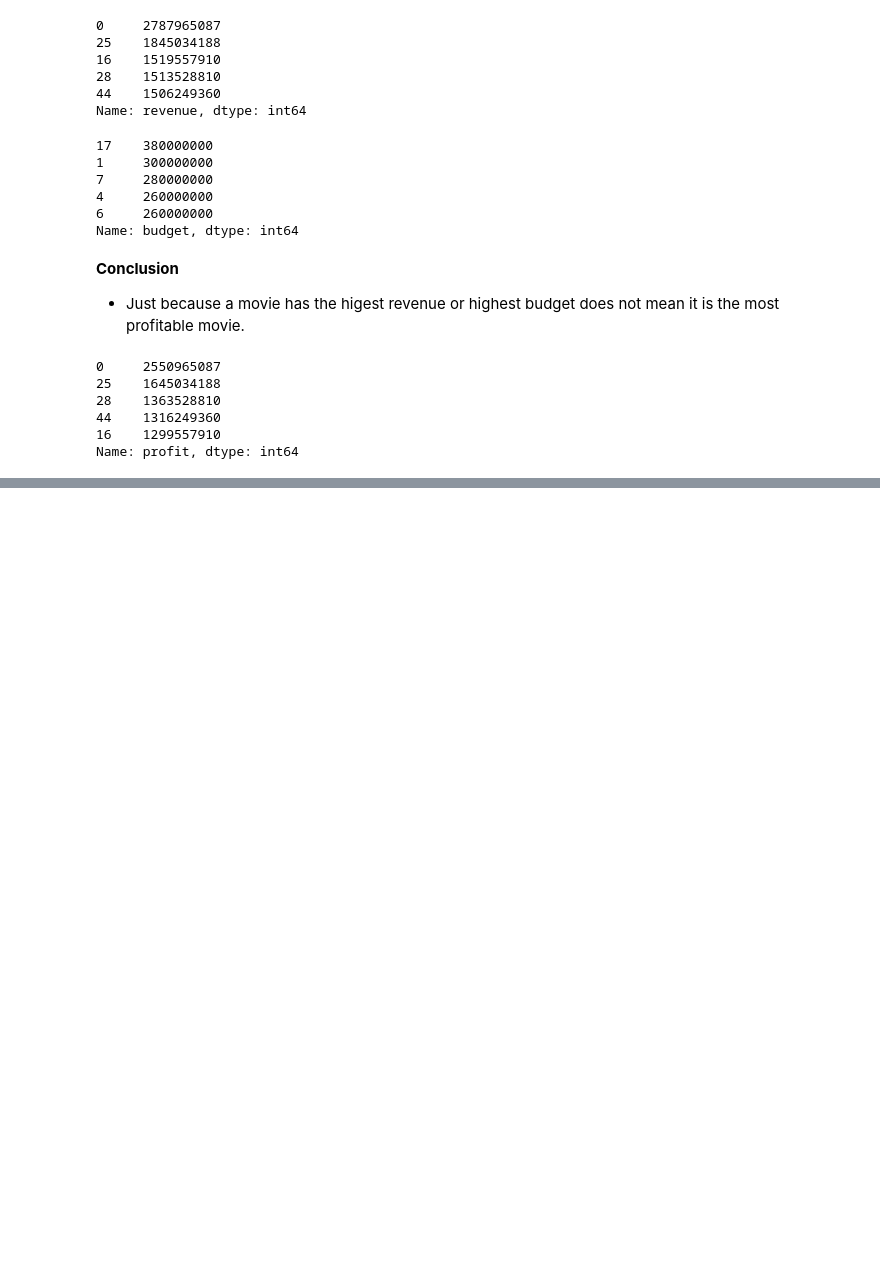
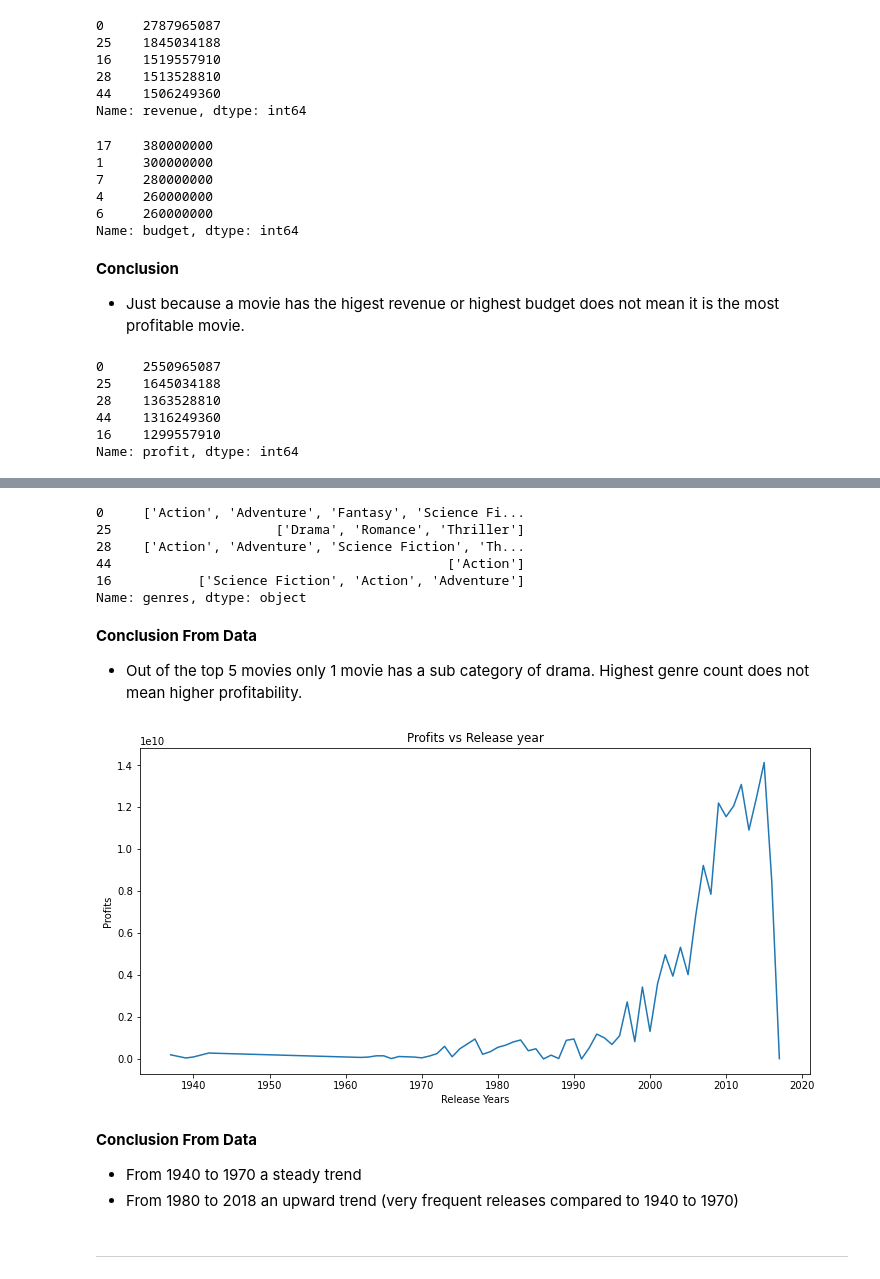
Before and after one commit to HunterKane/Project-2---Movie-Analysis-Udacity, a Jupyter notebook: Project 2 - IMBD Data Analysis .ipynb, the cells around one changed output, grey strips where cells are left out. Cells and saved outputs as stored; diff of their text form; code cells hidden in the pictures; blank space fills up the shorter version.

Commit message:
Updated data

```diff
--- a/Project 2 - IMBD Data Analysis .ipynb
+++ b/Project 2 - IMBD Data Analysis .ipynb
@@ -333 +362,35 @@ movie_df.loc[movie_df.profit.sort_values(ascending=False).head().index]
+# %%
+movie_df["profit"] = movie_df["revenue"]- movie_df["budget"]
+profit_top_5 = movie_df.sort_values(by='profit',ascending=False)
+profit_top_5.genres.head(5)
+# %% [output]
+0     ['Action', 'Adventure', 'Fantasy', 'Science Fi...
+25                     ['Drama', 'Romance', 'Thriller']
+28    ['Action', 'Adventure', 'Science Fiction', 'Th...
+44                                           ['Action']
+16           ['Science Fiction', 'Action', 'Adventure']
+Name: genres, dtype: object
+# %% [markdown]
+__Conclusion From Data__
+
+- Out of the top 5 movies only 1 movie has a sub category of drama. Highest genre count does not mean higher profitability.
+# %%
+# Linking Analysis: Profit and Release year
+
+profits_by_release = movie_df.groupby("release_year")["profit"].sum()
+plt.figure(figsize=(12,6))
+plt.plot(profits_by_release)
+plt.xlabel("Release Years")
+plt.ylabel("Profits")
+plt.title("Profits vs Release year")
+plt.show()
+# %% [output]
+[figure, added]
+# %% [markdown]
+__Conclusion From Data__
+
+- From 1940 to 1970 a steady trend
+- From 1980 to 2018 an upward trend (very frequent releases compared to 1940 to 1970)
+# %% [markdown]
+------------
 # %%
```
Also changed, not shown: parts of 22 cells of this notebook.
